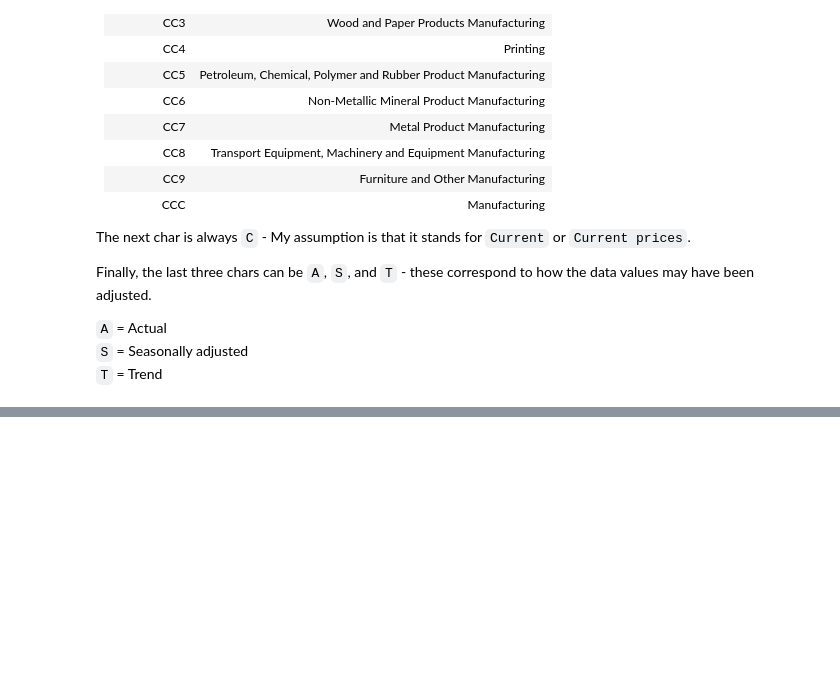
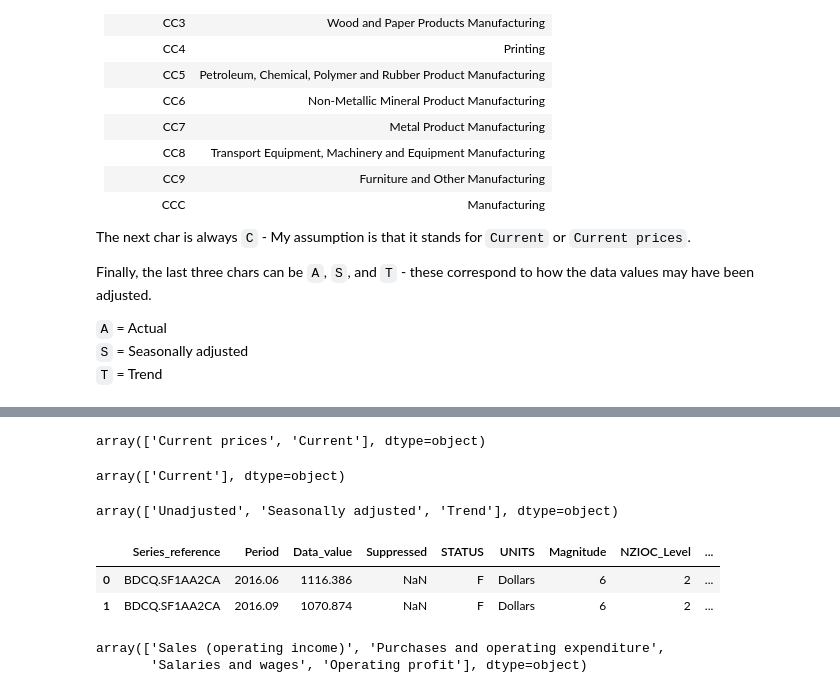
Before and after one commit to marcusbuckland/mle, a Jupyter notebook: notebook.ipynb, the cells around one changed output, grey strips where cells are left out. Drawn from its saved outputs; the diff is of its cells as text; code cells hidden in the pictures; blank space fills up the shorter version.

```diff
--- a/notebook.ipynb
+++ b/notebook.ipynb
@@ -173,0 +234,38 @@ Finally, the last three chars can be `A`, `S`, and `T` - these correspond to how
+# %%
+# Series_title_3 contains both 'Current' and 'Current prices'- There is no distinction between this and we can simplify
+display(financials_df['Series_title_3'].unique())
+
+financials_df['Series_title_3'] = financials_df['Series_title_3'].apply(lambda x: 'Current' if x == 'Current prices' else x)
+financials_df.rename({'Series_title_3':'Price'}, axis=1, inplace=True)
+financials_df['Price'].unique()
+# %% [output]
+array(['Current prices', 'Current'], dtype=object)
+array(['Current'], dtype=object)
+# %%
+# Series_title_4 pertains to if an ajustment has been made to the data value
+display(financials_df['Series_title_4'].unique())
+
+financials_df.rename({'Series_title_4':'Adjustment'}, axis=1, inplace=True)
+financials_df.head(2)
+# %% [output]
+array(['Unadjusted', 'Seasonally adjusted', 'Trend'], dtype=object)
+|  | Series_reference | Period | Data_value | Suppressed | STATUS | UNITS | Magnitude | NZIOC_Level | ... |
+| 0 | BDCQ.SF1AA2CA | 2016.06 | 1116.386 | NaN | F | Dollars | 6 | 2 | ... |
+| 1 | BDCQ.SF1AA2CA | 2016.09 | 1070.874 | NaN | F | Dollars | 6 | 2 | ... |
+# %%
+# Finally- we can create separate dataframes- the dataset is nicely partitioned already by Series_title_1
+display(financials_df['Series_title_1'].unique())
+
+sales_and_operating_income_df = financials_df[financials_df.loc[:, 'Series_title_1'] == 'Sales (operating income)'].copy()
+purchases_and_operating_expenditure_df = financials_df[financials_df.loc[:, 'Series_title_1'] == 'Purchases and operating expenditure'].copy()
+salaries_and_wages_df = financials_df[financials_df.loc[:, 'Series_title_1'] == 'Salaries and wages'].copy()
+operating_profit_df = financials_df[financials_df.loc[:, 'Series_title_1'] == 'Operating profit'].copy()
+
+# We can now drop the Series_title_1 column for each of the newly created dataframes as it is redundant.
+sales_and_operating_income_df.drop('Series_title_1', axis=1, inplace=True)
+purchases_and_operating_expenditure_df.drop('Series_title_1', axis=1, inplace=True)
+salaries_and_wages_df.drop('Series_title_1', axis=1, inplace=True)
+operating_profit_df.drop('Series_title_1', axis=1, inplace=True)
+# %% [output]
+array(['Sales (operating income)', 'Purchases and operating expenditure',
+       'Salaries and wages', 'Operating profit'], dtype=object)
```
Also changed, not shown: parts of 8 cells of this notebook.
